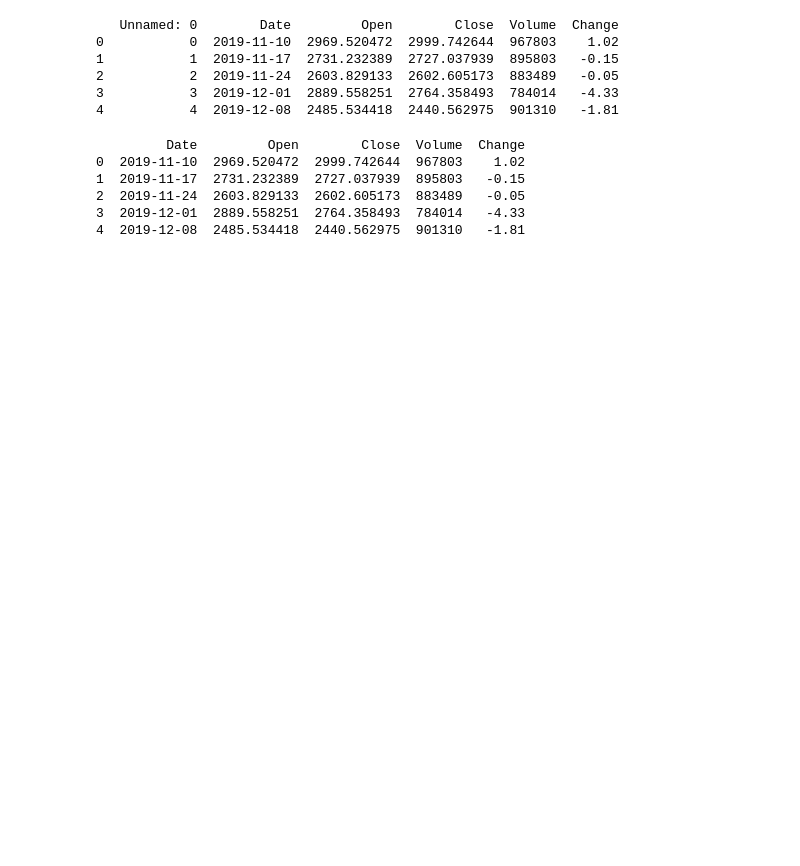
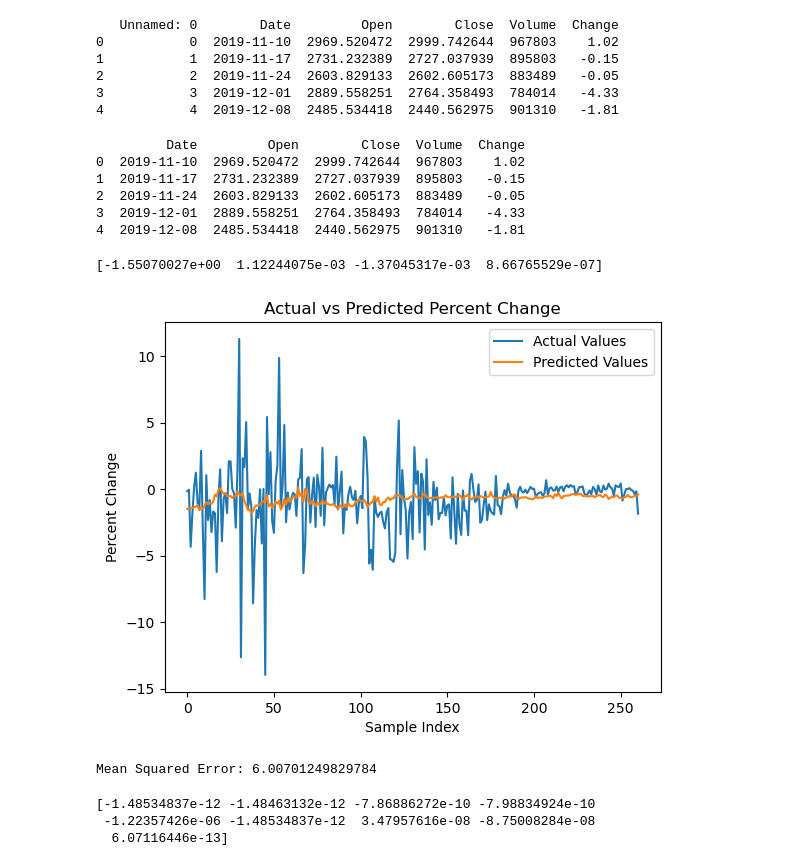
Before and after one commit to ivng8/9K-Stock-Ticker, a Jupyter notebook: ML-Models.ipynb, the cells around one changed output. Drawn from its saved outputs; the diff is of its cells as text; code cells hidden in the pictures; blank space fills up the shorter version.

```diff
--- a/ML-Models.ipynb
+++ b/ML-Models.ipynb
@@ -25,0 +33,44 @@ print(stock.head())
+# %%
+# Regression using the Normal Equation (X.T*X)*theta = (X.T*y)
+# Shift the change vector by 1 to make features project into next week
+stock['Next Change'] = stock['Change'].shift(-1)
+# Drop any rows with NaN values (will occur on last row due to shifting)
+stock = stock.dropna()
+# Define feature matrix X and target vector y
+X = stock[['Open', 'Close', 'Volume']].values
+y = stock['Next Change'].values
+X = np.c_[np.ones((X.shape[0], 1)), X]
+theta_linear = np.linalg.inv(X.T @ X) @ X.T @ y
+print(theta_linear)
+# %% [output]
+[-1.55070027e+00  1.12244075e-03 -1.37045317e-03  8.66765529e-07]
+# %%
+# Predictions on the training set
+y_pred = X @ theta_linear
+
+# Plot predictions
+plt.plot(range(len(y)), y, label="Actual Values")
+plt.plot(range(len(y_pred)), y_pred, label="Predicted Values")
+plt.xlabel("Sample Index")
+plt.ylabel("Percent Change")
+plt.title("Actual vs Predicted Percent Change")
+plt.legend()
+plt.show()
+# %% [output]
+[figure, added]
+# %%
+# Get Error
+mse = mean_squared_error(y, y_pred)
+print(f"Mean Squared Error: {mse}")
+# %% [output]
+Mean Squared Error: 6.00701249829784
+# %%
+# Create quadratic features
+X_quad = np.hstack([X, X**2])
+X_quad = np.c_[np.ones((X_quad.shape[0], 1)), X_quad]
+theta_quad = np.linalg.pinv(X_quad.T @ X_quad) @ X_quad.T @ y
+print(theta_quad)
+# %% [output]
+[-1.48534837e-12 -1.48463132e-12 -7.86886272e-10 -7.98834924e-10
+ -1.22357426e-06 -1.48534837e-12  3.47957616e-08 -8.75008284e-08
+  6.07116446e-13]
```
Also changed, not shown: parts of 10 cells of this notebook.
